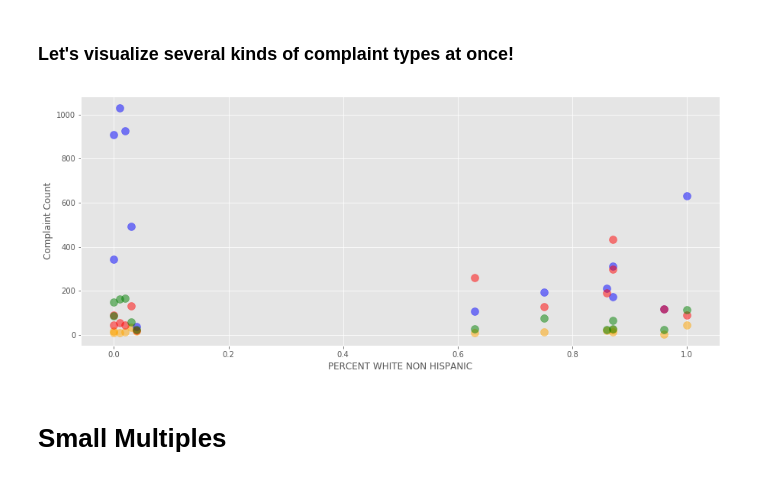
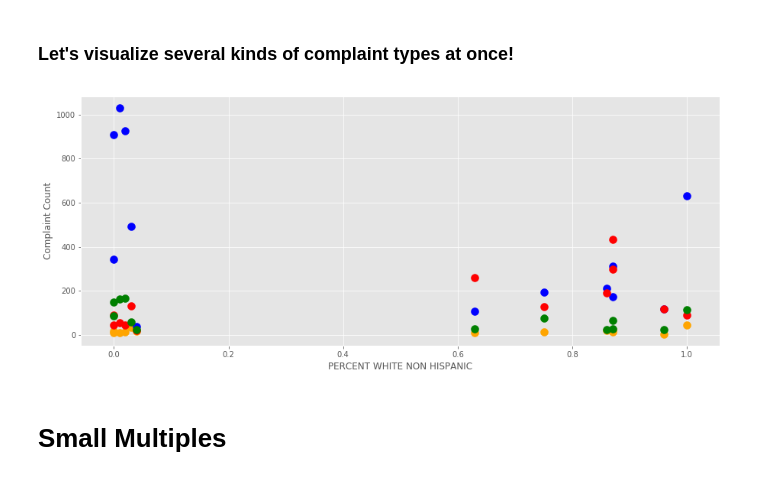
Before and after one commit to rashidakamal/itpcamp-dataviz, a Jupyter notebook: 311_complaints.ipynb, the cells around one changed output. Saved outputs shown, nothing was run; the diff lists cells and outputs as text; code cells hidden in the pictures.

```diff
--- a/311_complaints.ipynb
+++ b/311_complaints.ipynb
@@ -766,20 +775,22 @@ The chart above is kind of interesting in that it seems to suggests that when zi
 # %%
 plt.figure(figsize=(15,6))
 
 color_dict = {'Noise':'orange','HEAT/HOT WATER':'blue','Illegal Parking':'red','UNSANITARY CONDITION':'green'}
 
 for complaint_type in ['Noise', 'HEAT/HOT WATER', 'Illegal Parking', 'UNSANITARY CONDITION']:
 
     selection = cleaned_zip_df[cleaned_zip_df['Complaint Type'] == complaint_type]
     count_by_zip = selection.groupby('zipcode')['Unique Key'].count()
     merged = pd.merge(enough_data, count_by_zip, on='zipcode')
-    plt.scatter(merged['PERCENT WHITE NON HISPANIC'], merged['Unique Key'], s=100, c=color_dict[complaint_type], alpha=0.5)
+    plt.scatter(merged['PERCENT WHITE NON HISPANIC'], merged['Unique Key'], s=100, c=color_dict[complaint_type])
 
 plt.xlabel('PERCENT WHITE NON HISPANIC')
 plt.ylabel('Complaint Count')
+plt.savefig("scatter.pdf", transparent=True)
+
 plt.show()
 # %% [output]
-[figure, old version]
+[figure, new version]
 # %% [markdown]
 # Small Multiples
 # %%
```
Also changed, not shown: parts of 3 cells of this notebook, 7 other files.
